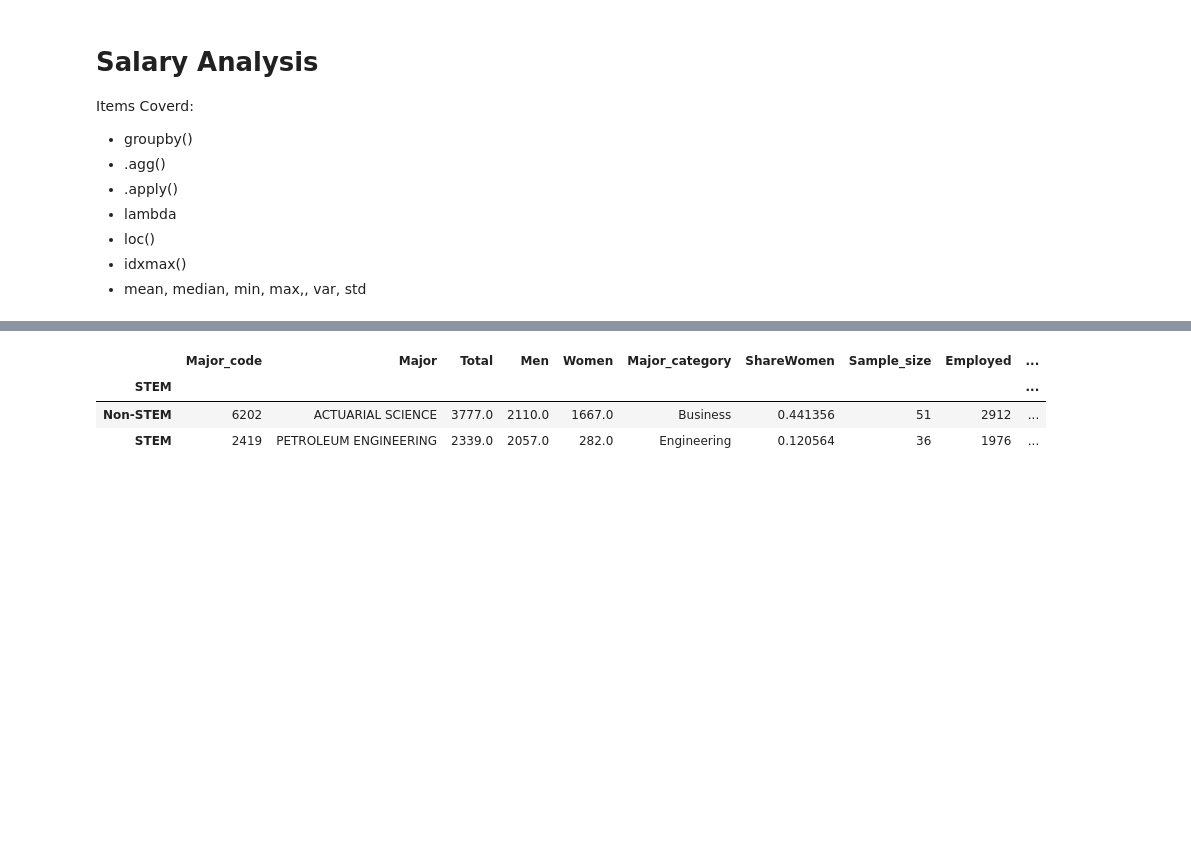
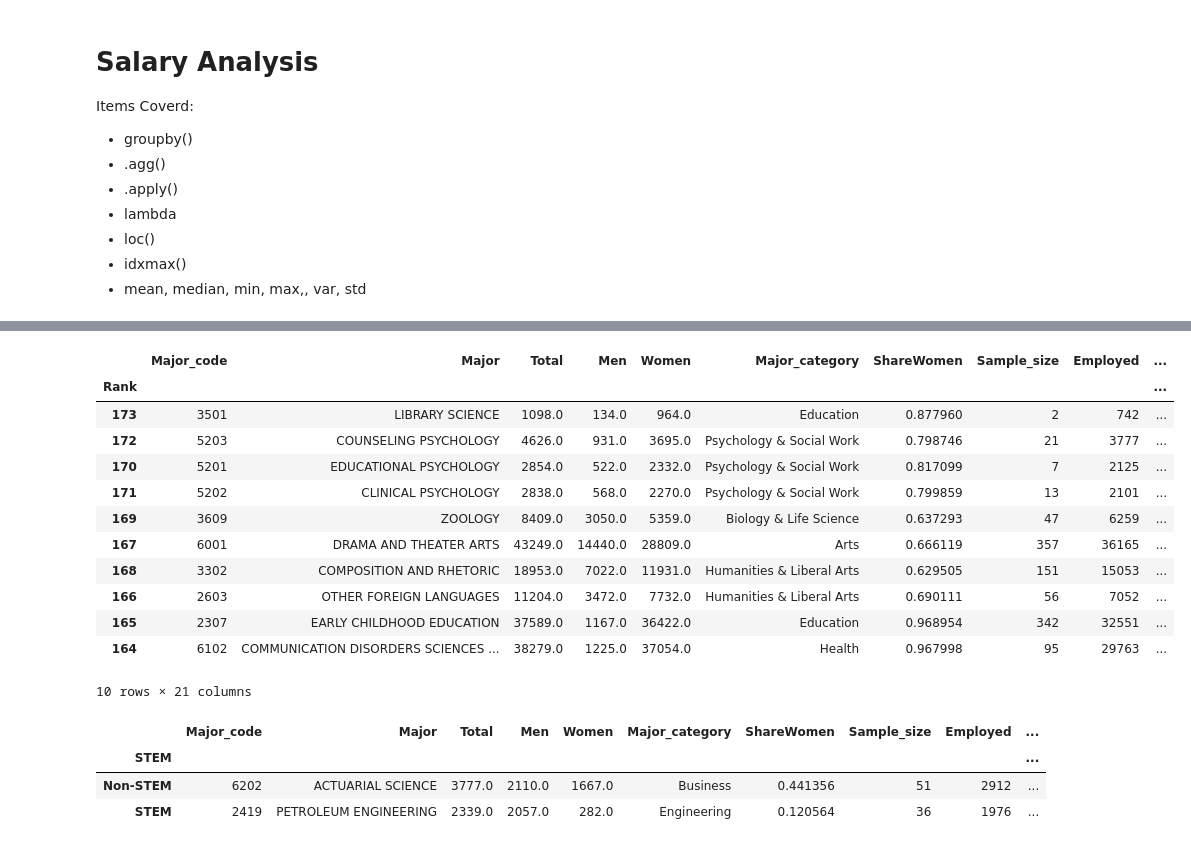
Before and after one commit to Charlie-Rous/data-science-2024F, a Jupyter notebook: unit-2/recent-grads-project/unit-2-project.ipynb, the cells around one changed output, grey strips where cells are left out. Cells and saved outputs as stored; diff of their text form; code cells hidden in the pictures; blank space fills up the shorter version.

```diff
--- a/unit-2/recent-grads-project/unit-2-project.ipynb
+++ b/unit-2/recent-grads-project/unit-2-project.ipynb
@@ -181,3 +214,19 @@ Items Coverd:
+# %%
+grads_no_missing.sort_values('Median', ascending=True)[:10]
+# %% [output]
+|  | Major_code | Major | Total | Men | Women | Major_category | ShareWomen | Sample_size | Employed | ... |
+| Rank |  |  |  |  |  |  |  |  |  | ... |
+| 173 | 3501 | LIBRARY SCIENCE | 1098.0 | 134.0 | 964.0 | Education | 0.877960 | 2 | 742 | ... |
+| 172 | 5203 | COUNSELING PSYCHOLOGY | 4626.0 | 931.0 | 3695.0 | Psychology & Social Work | 0.798746 | 21 | 3777 | ... |
+| 170 | 5201 | EDUCATIONAL PSYCHOLOGY | 2854.0 | 522.0 | 2332.0 | Psychology & Social Work | 0.817099 | 7 | 2125 | ... |
+| 171 | 5202 | CLINICAL PSYCHOLOGY | 2838.0 | 568.0 | 2270.0 | Psychology & Social Work | 0.799859 | 13 | 2101 | ... |
+| 169 | 3609 | ZOOLOGY | 8409.0 | 3050.0 | 5359.0 | Biology & Life Science | 0.637293 | 47 | 6259 | ... |
+| 167 | 6001 | DRAMA AND THEATER ARTS | 43249.0 | 14440.0 | 28809.0 | Arts | 0.666119 | 357 | 36165 | ... |
+| 168 | 3302 | COMPOSITION AND RHETORIC | 18953.0 | 7022.0 | 11931.0 | Humanities & Liberal Arts | 0.629505 | 151 | 15053 | ... |
+| 166 | 2603 | OTHER FOREIGN LANGUAGES | 11204.0 | 3472.0 | 7732.0 | Humanities & Liberal Arts | 0.690111 | 56 | 7052 | ... |
+| 165 | 2307 | EARLY CHILDHOOD EDUCATION | 37589.0 | 1167.0 | 36422.0 | Education | 0.968954 | 342 | 32551 | ... |
+| 164 | 6102 | COMMUNICATION DISORDERS SCIENCES ... | 38279.0 | 1225.0 | 37054.0 | Health | 0.967998 | 95 | 29763 | ... |
+10 rows × 21 columns
 # %%
 # Max median salary by major in both stem and non-stem majors
 
```
Also changed, not shown: parts of 2 cells of this notebook.
